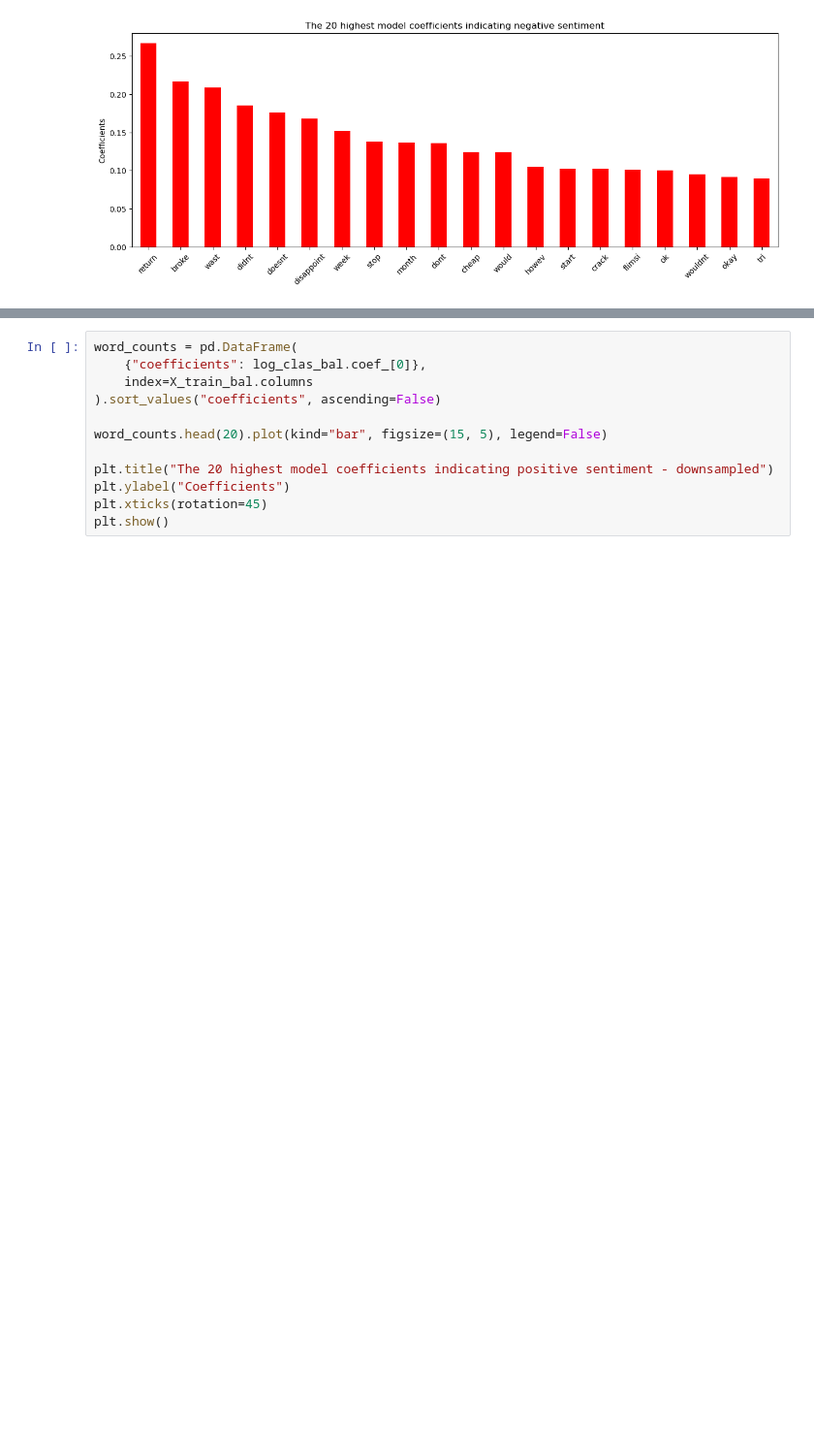
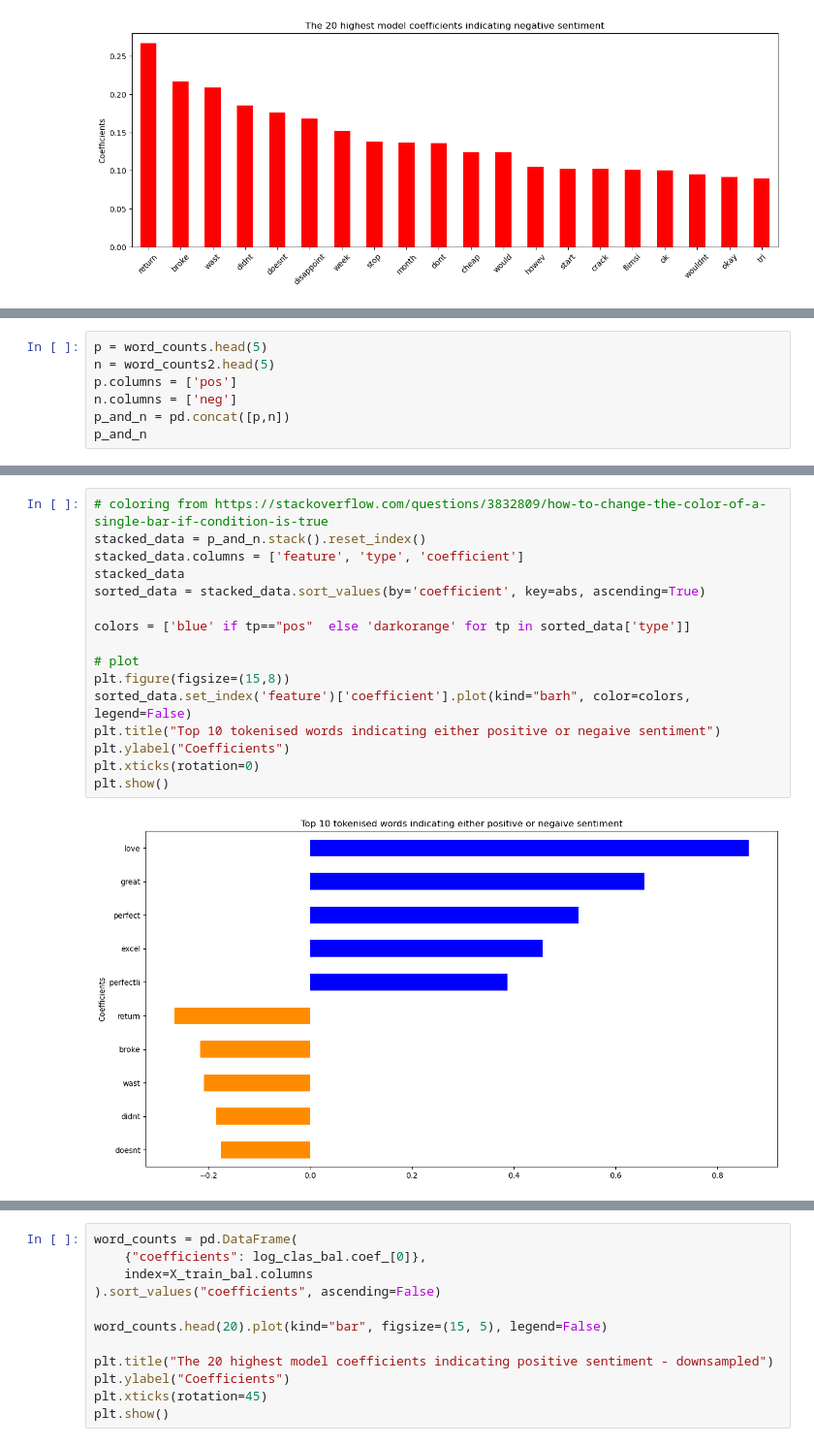
Before and after one commit to 0smee/nlp-capstone, a Jupyter notebook: notebooks/basic-logistic_ngrams.ipynb, the cells around one changed output, grey strips where cells are left out. Shown: that part at 97% size. Cells and saved outputs as stored; diff of their text form; blank space fills up the shorter version.

```diff
--- a/notebooks/basic-logistic_ngrams.ipynb
+++ b/notebooks/basic-logistic_ngrams.ipynb
@@ -276,0 +300,7 @@ plt.show()
+# %%
+p = word_counts.head(5)
+n = word_counts2.head(5)
+p.columns = ['pos']
+n.columns = ['neg']
+p_and_n = pd.concat([p,n])
+p_and_n
@@ -276,0 +319,18 @@ plt.show()
+# %%
+# coloring from https://stackoverflow.com/questions/3832809/how-to-change-the-color-of-a-single-bar-if-condition-is-true
+stacked_data = p_and_n.stack().reset_index()
+stacked_data.columns = ['feature', 'type', 'coefficient']
+stacked_data
+sorted_data = stacked_data.sort_values(by='coefficient', key=abs, ascending=True)
+
+colors = ['blue' if tp=="pos"  else 'darkorange' for tp in sorted_data['type']]
+
+# plot
+plt.figure(figsize=(15,8))
+sorted_data.set_index('feature')['coefficient'].plot(kind="barh", color=colors, legend=False)
+plt.title("Top 10 tokenised words indicating either positive or negaive sentiment")
+plt.ylabel("Coefficients")
+plt.xticks(rotation=0)
+plt.show()
+# %% [output]
+[figure, added]
```
Also changed, not shown: parts of 10 cells of this notebook, 5 other files.
